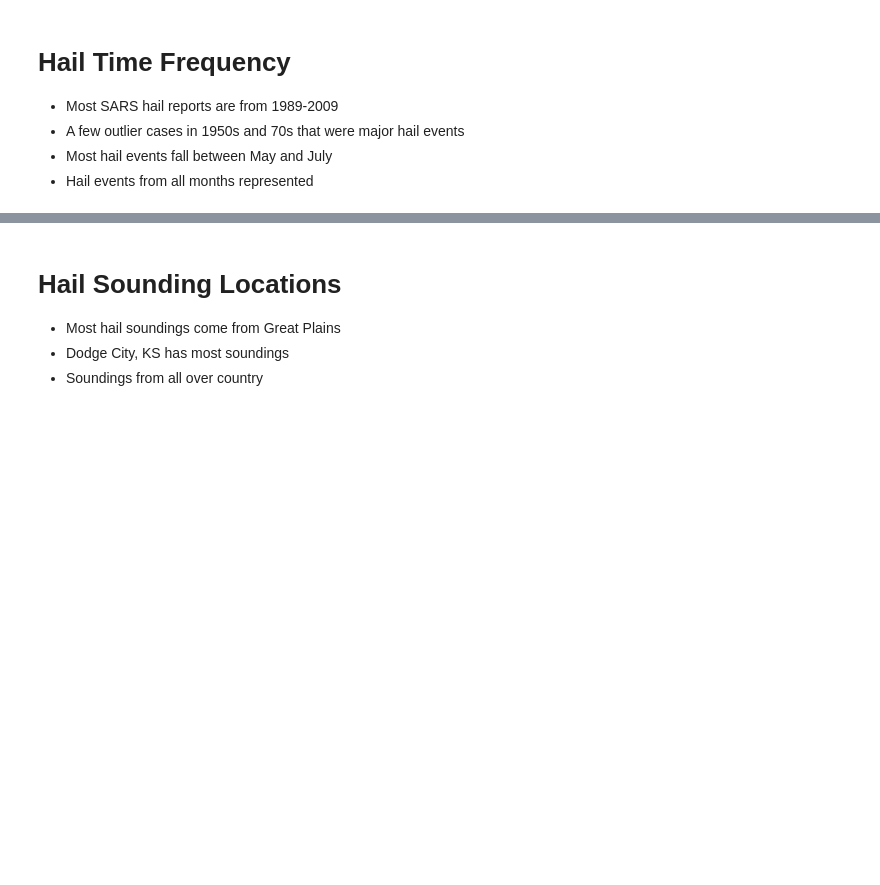
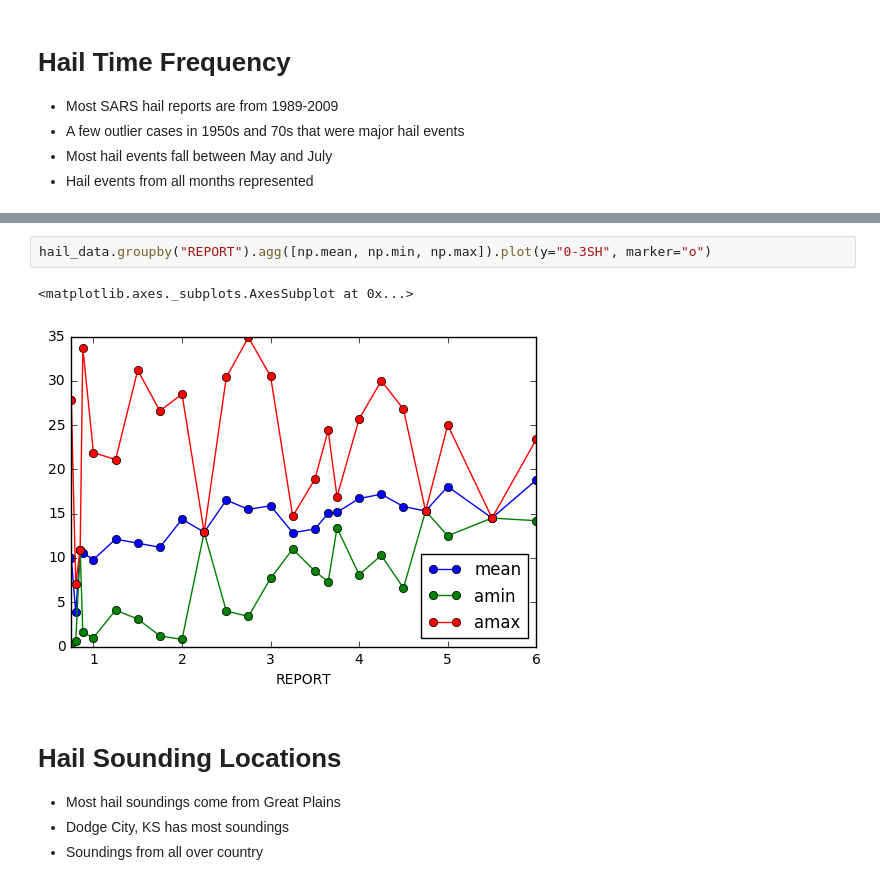
Before and after one commit to djgagne/ou_grad_5203_fall_2016, a Jupyter notebook: gagne_analytics_lecture.ipynb, the cells around one changed output, grey strips where cells are left out. Drawn from its saved outputs; the diff is of its cells as text; blank space fills up the shorter version.

```diff
--- a/gagne_analytics_lecture.ipynb
+++ b/gagne_analytics_lecture.ipynb
@@ -134,3 +157,8 @@ outtext = plt.title("Hail Analog Frequency by Month")
+# %%
+hail_data.groupby("REPORT").agg([np.mean, np.min, np.max]).plot(y="0-3SH", marker="o")
+# %% [output]
+<matplotlib.axes._subplots.AxesSubplot at 0x...>
+[figure, added]
 # %% [markdown]
 # Hail Sounding Locations
 * Most hail soundings come from Great Plains
```
Also changed, not shown: parts of 6 cells of this notebook.
